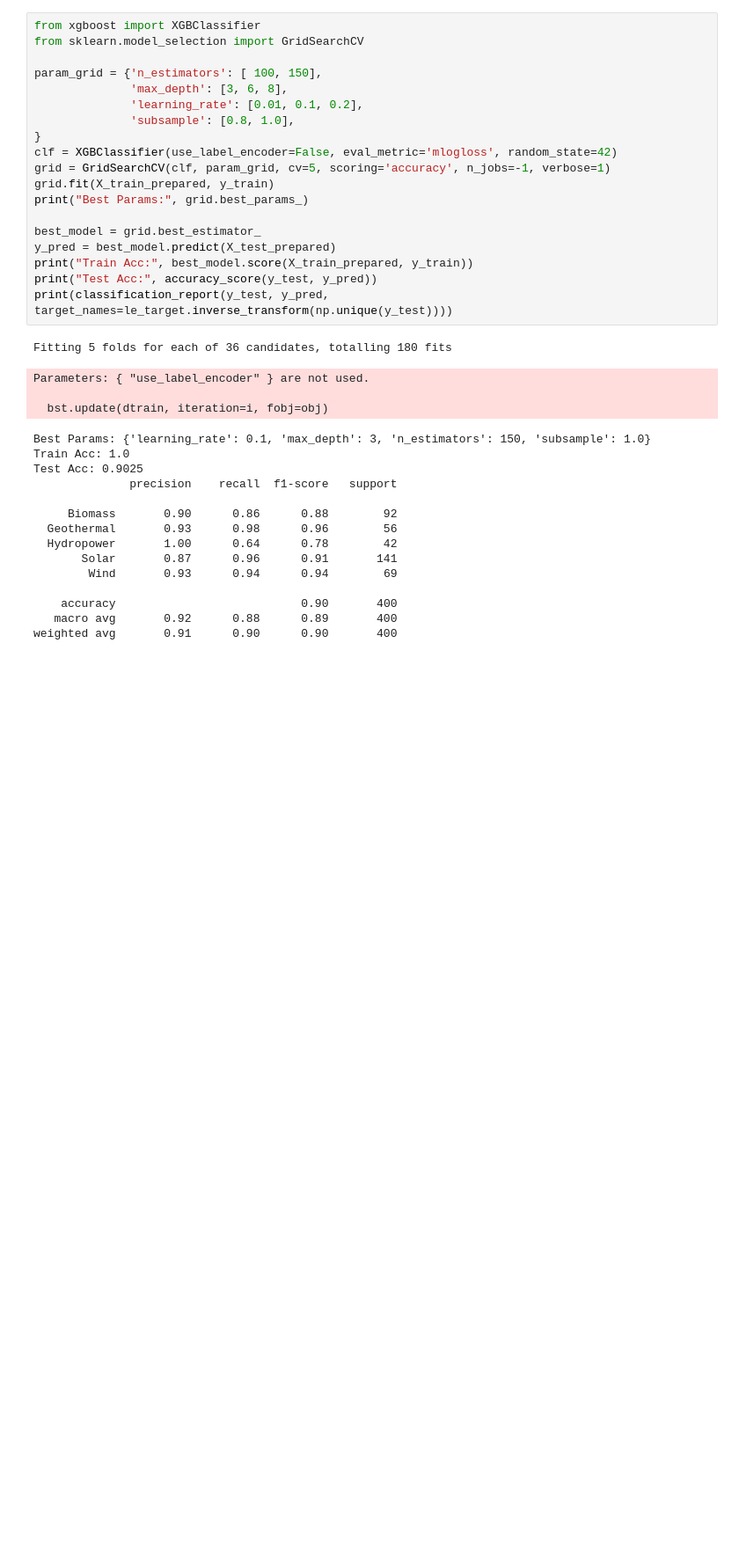
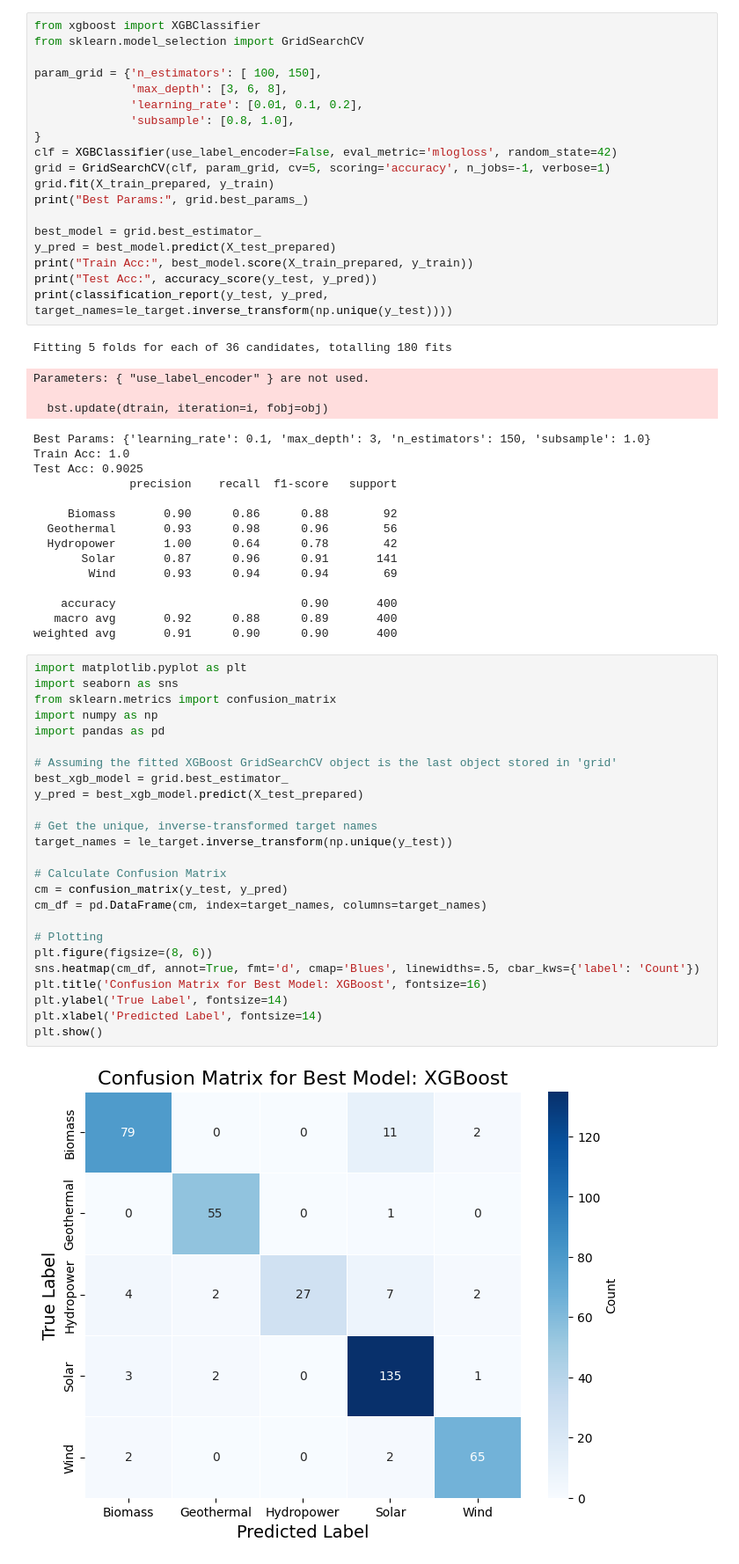
Before and after one commit to aayushi2812/Optimal-Renewable-Energy-Prediction, a Jupyter notebook: notebooks/Final_ML_models.ipynb, the cells around one changed output. Shown at 88% size. Drawn from its saved outputs; the diff is of its cells as text; blank space fills up the shorter version.

Commit message:
Adding graphs for XGBoost model

```diff
--- a/notebooks/Final_ML_models.ipynb
+++ b/notebooks/Final_ML_models.ipynb
@@ -545,3 +545,30 @@ Test Acc: 0.9025
     accuracy                           0.90       400
    macro avg       0.92      0.88      0.89       400
 weighted avg       0.91      0.90      0.90       400
+# %%
+import matplotlib.pyplot as plt
+import seaborn as sns
+from sklearn.metrics import confusion_matrix
+import numpy as np
+import pandas as pd
+
+# Assuming the fitted XGBoost GridSearchCV object is the last object stored in 'grid'
+best_xgb_model = grid.best_estimator_
+y_pred = best_xgb_model.predict(X_test_prepared)
+
+# Get the unique, inverse-transformed target names
+target_names = le_target.inverse_transform(np.unique(y_test))
+
+# Calculate Confusion Matrix
+cm = confusion_matrix(y_test, y_pred)
+cm_df = pd.DataFrame(cm, index=target_names, columns=target_names)
+
+# Plotting
+plt.figure(figsize=(8, 6))
+sns.heatmap(cm_df, annot=True, fmt='d', cmap='Blues', linewidths=.5, cbar_kws={'label': 'Count'})
+plt.title('Confusion Matrix for Best Model: XGBoost', fontsize=16)
+plt.ylabel('True Label', fontsize=14)
+plt.xlabel('Predicted Label', fontsize=14)
+plt.show()
+# %% [output]
+[figure, added]
```
Also changed, not shown: parts of 3 cells of this notebook.
